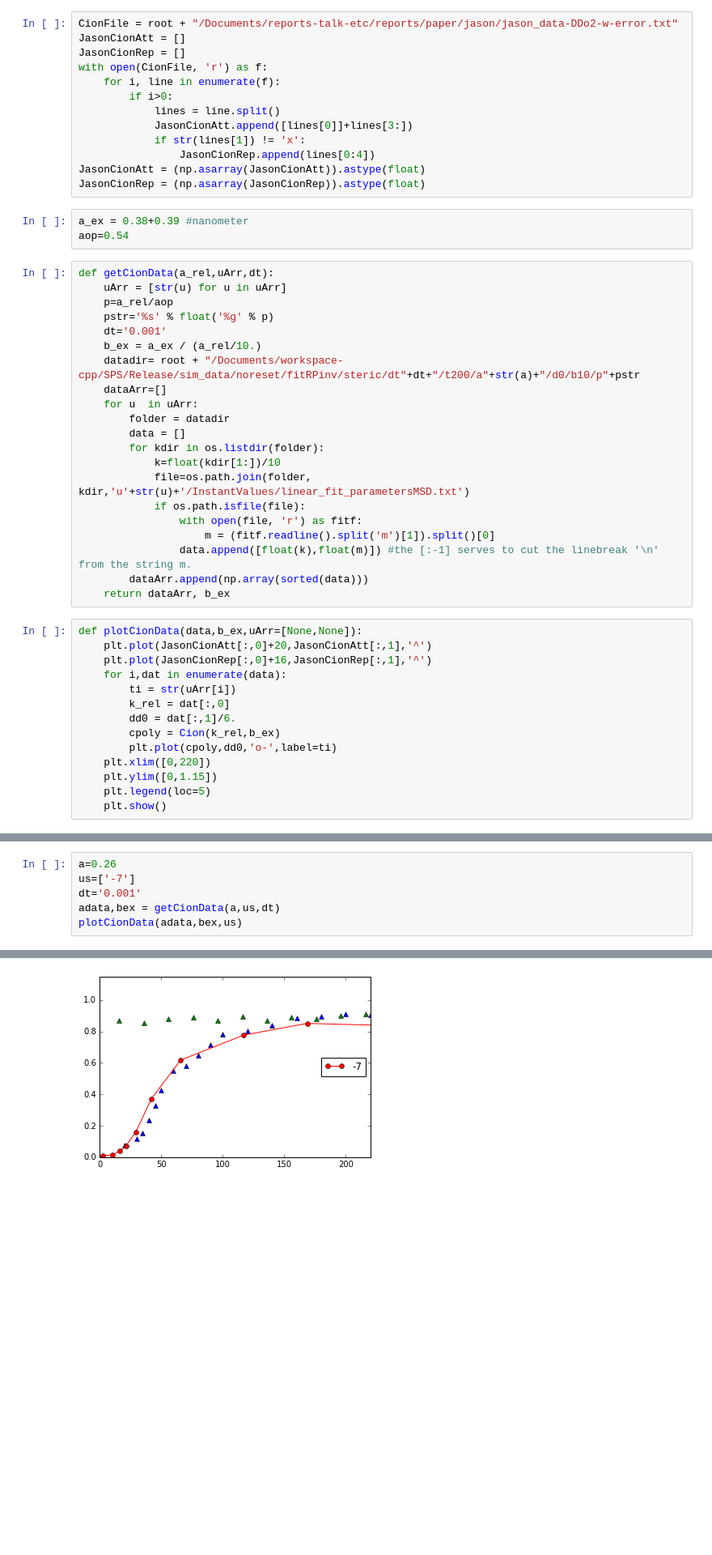
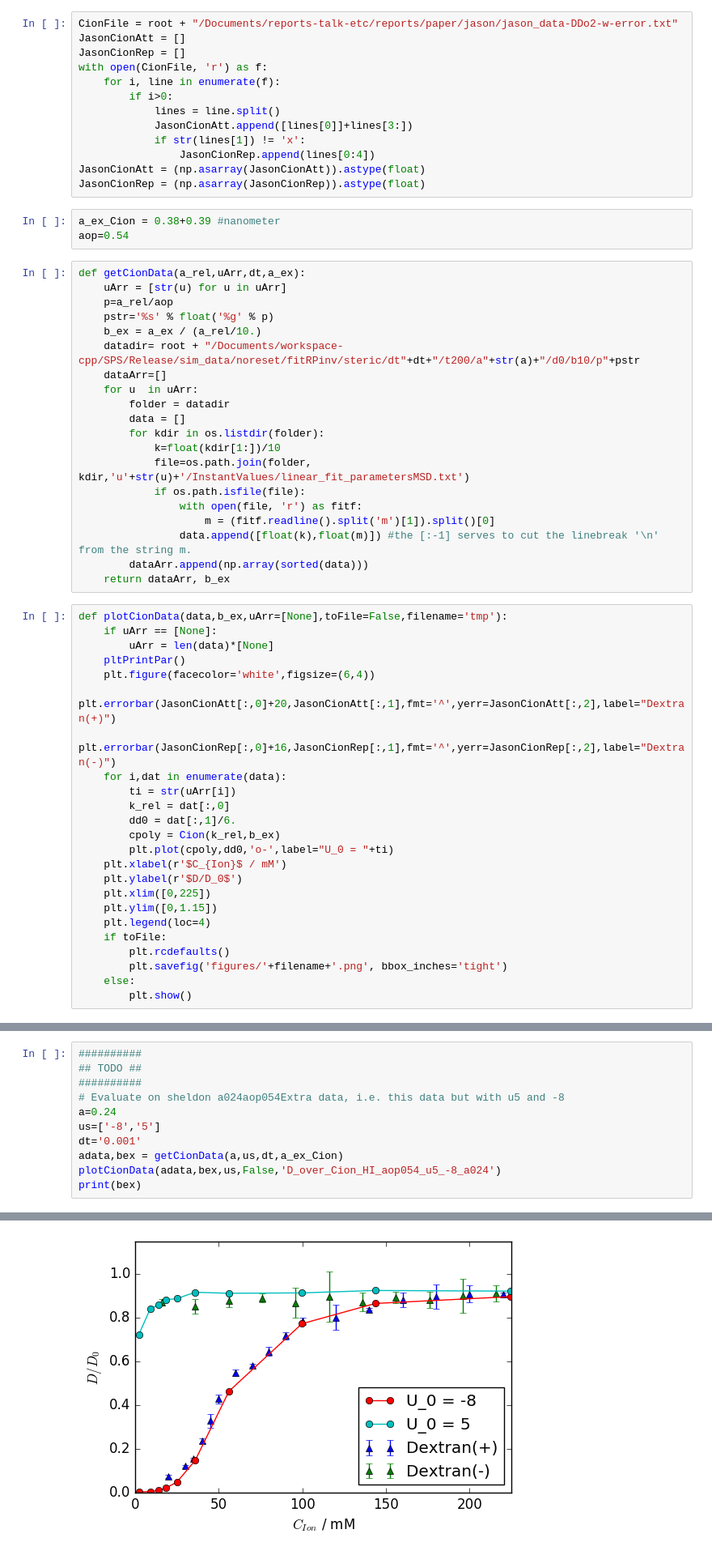
Before and after one commit to JohannHansing/iPythonNB, a Jupyter notebook: EPJE/Jason Data.ipynb, the cells around one changed output, grey strips where cells are left out. Shown: that part at 81% size. Drawn from its saved outputs; the diff is of its cells as text; blank space fills up the shorter version.

Commit message:
Some more evaluation for Jason data with HI

```diff
--- a/EPJE/Jason Data.ipynb
+++ b/EPJE/Jason Data.ipynb
@@ -64,14 +64,13 @@ with open(CionFile, 'r') as f:
 JasonCionAtt = (np.asarray(JasonCionAtt)).astype(float)
 JasonCionRep = (np.asarray(JasonCionRep)).astype(float)
 # %%
-a_ex = 0.38+0.39 #nanometer
+a_ex_Cion = 0.38+0.39 #nanometer
 aop=0.54
 # %%
-def getCionData(a_rel,uArr,dt):
+def getCionData(a_rel,uArr,dt,a_ex):
     uArr = [str(u) for u in uArr]
     p=a_rel/aop
     pstr='%s' % float('%g' % p)
-    dt='0.001'
     b_ex = a_ex / (a_rel/10.)
     datadir= root + "/Documents/workspace-cpp/SPS/Release/sim_data/noreset/fitRPinv/steric/dt"+dt+"/t200/a"+str(a)+"/d0/b10/p"+pstr
     dataArr=[]
@@ -88,16 +87,26 @@ def getCionData(a_rel,uArr,dt):
         dataArr.append(np.array(sorted(data)))
     return dataArr, b_ex
 # %%
-def plotCionData(data,b_ex,uArr=[None,None]):
-    plt.plot(JasonCionAtt[:,0]+20,JasonCionAtt[:,1],'^')
-    plt.plot(JasonCionRep[:,0]+16,JasonCionRep[:,1],'^')
+def plotCionData(data,b_ex,uArr=[None],toFile=False,filename='tmp'):
+    if uArr == [None]:
+        uArr = len(data)*[None]
+    pltPrintPar()
+    plt.figure(facecolor='white',figsize=(6,4))
+    plt.errorbar(JasonCionAtt[:,0]+20,JasonCionAtt[:,1],fmt='^',yerr=JasonCionAtt[:,2],label="Dextran(+)")
+    plt.errorbar(JasonCionRep[:,0]+16,JasonCionRep[:,1],fmt='^',yerr=JasonCionRep[:,2],label="Dextran(-)")
     for i,dat in enumerate(data):
         ti = str(uArr[i])
         k_rel = dat[:,0]
         dd0 = dat[:,1]/6.
         cpoly = Cion(k_rel,b_ex)
-        plt.plot(cpoly,dd0,'o-',label=ti)
-    plt.xlim([0,220])
+        plt.plot(cpoly,dd0,'o-',label="U_0 = "+ti)
+    plt.xlabel(r'$C_{Ion}$ / mM')
+    plt.ylabel(r'$D/D_0$')
+    plt.xlim([0,225])
     plt.ylim([0,1.15])
-    plt.legend(loc=5)
-    plt.show()
+    plt.legend(loc=4)
+    if toFile:
+        plt.rcdefaults()
+        plt.savefig('figures/'+filename+'.png', bbox_inches='tight')
+    else:
+        plt.show()
@@ -120,7 +146,12 @@ plotCionData(a028data,bex,us028)
 # %%
-a=0.26
-us=['-7']
+##########
+## TODO ##
+##########
+# Evaluate on sheldon a024aop054Extra data, i.e. this data but with u5 and -8
+a=0.24
+us=['-8','5']
 dt='0.001'
-adata,bex = getCionData(a,us,dt)
-plotCionData(adata,bex,us)
+adata,bex = getCionData(a,us,dt,a_ex_Cion)
+plotCionData(adata,bex,us,False,'D_over_Cion_HI_aop054_u5_-8_a024')
+print(bex)
 # %% [output]
@@ -127 +159 @@ plotCionData(adata,bex,us)
-[figure, old version]
+[figure, new version]
```
Also changed, not shown: parts of 23 cells of this notebook, 1 other file.
